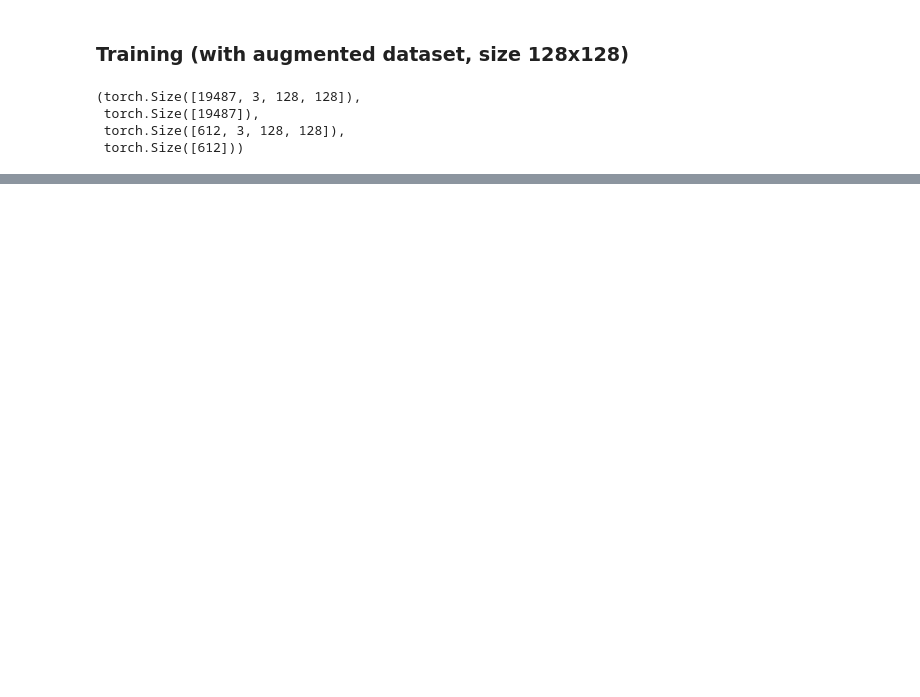
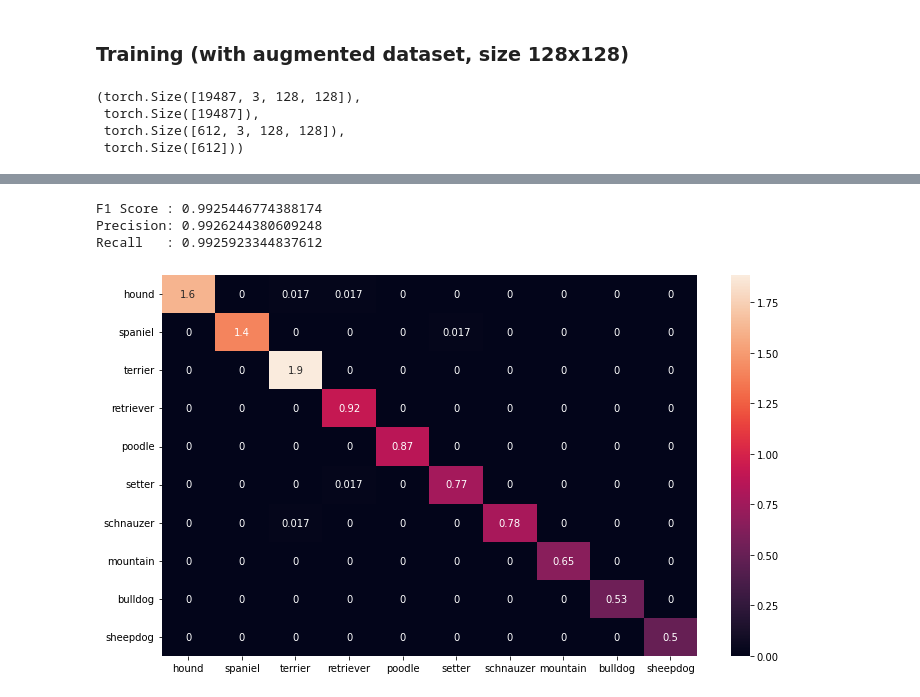
Before and after one commit to Chen-Yiyang/cs4243_project, a Jupyter notebook: 4_improved_cnn.ipynb, the cells around one changed output, grey strips where cells are left out. Drawn from its saved outputs; the diff is of its cells as text; code cells hidden in the pictures; blank space fills up the shorter version.

```diff
--- a/4_improved_cnn.ipynb
+++ b/4_improved_cnn.ipynb
@@ -163,0 +175,16 @@ show_eval_metrics(pred_y, true_y)
+# %%
+from utils import load_checkpoint, eval_test_accuracy, show_confusion_matrix, show_eval_metrics
+
+net = EfficientNet().to(device)
+load_checkpoint(net, "3f811cb6") # to be manually updated
+
+mean, std = train_x.mean(), train_x.std()
+accuracy, pred_y, true_y = eval_test_accuracy(net, mean, std, (test_x, test_y), (3, 128, 128), batch_size=25)
+
+show_confusion_matrix(pred_y, true_y)
+show_eval_metrics(pred_y, true_y)
+# %% [output]
+F1 Score : 0.9925446774388174
+Precision: 0.9926244380609248
+Recall   : 0.9925923344837612
+[figure, added]
```
Also changed, not shown: parts of 11 cells of this notebook, 3 other files.
